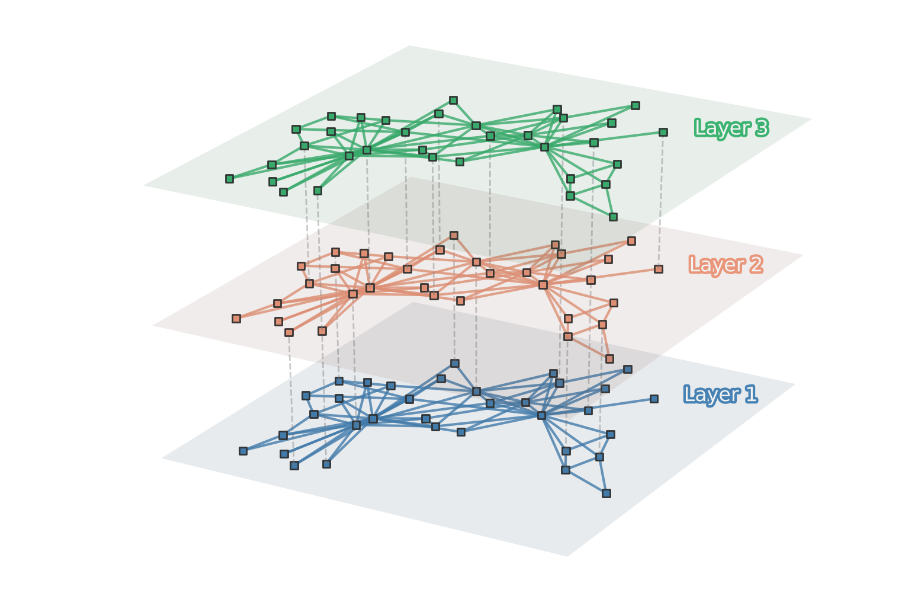
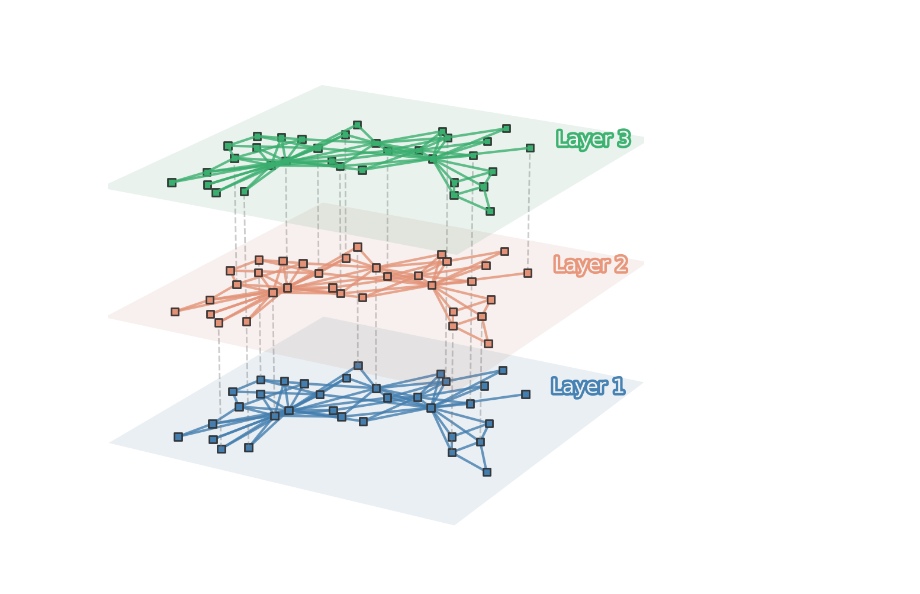
Before and after one commit to jkbren/matplotlib-multilayer-network, a Jupyter notebook: matplotlib-multilayer-networks.ipynb, the cells around one changed output. Cells and saved outputs as stored; diff of their text form; code cells hidden in the pictures.

```diff
--- a/matplotlib-multilayer-networks.ipynb
+++ b/matplotlib-multilayer-networks.ipynb
@@ -48,42 +48,41 @@ for gi, G in enumerate(graphs):
     ax.add_collection3d(line_collection)
 
     # now add nodes
-    ax.scatter(xs, ys, zs, c=cs, edgecolors='.2', marker='s', alpha=1, zorder=gi)
+    ax.scatter(xs, ys, zs, c=cs, edgecolors='.2', marker='s', alpha=1, zorder=gi+1)
 
     # add a plane to designate the layer
     xdiff = max(xs)-min(xs)
     ydiff = max(ys)-min(ys)
     ymin = min(ys)-ydiff*0.1
     ymax = max(ys)+ydiff*0.1
     xmin = min(xs)-xdiff*0.1 * (w/h)
     xmax = max(xs)+xdiff*0.1 * (w/h)
     xx, yy = np.meshgrid([xmin, xmax],[ymin, ymax])
     zz = np.zeros(xx.shape)+gi
     ax.plot_surface(xx, yy, zz, color=cols[gi], alpha=0.1, zorder=gi)
 
     # add label
     layertext = ax.text(0.0, 1.15, gi*0.95+0.5, "Layer %i"%(gi+1),
-                        color='.95', fontsize='large', zorder=1e5)
-    # make the text ~~~fancy~~~ weeee
-    layertext.set_path_effects([path_effects.Stroke(linewidth=3, foreground=cols[gi]),
-                                path_effects.Normal()])
+                        color='.95', fontsize='large', zorder=1e5, ha='left', va='center',
+                        path_effects=[path_effects.Stroke(linewidth=3, foreground=cols[gi]),
+                                      path_effects.Normal()])
 
 # set them all at the same x,y,zlims
 ax.set_ylim(min(ys)-ydiff*0.1,max(ys)+ydiff*0.1)
 ax.set_xlim(min(xs)-xdiff*0.1,max(xs)+xdiff*0.1)
 ax.set_zlim(-0.1, len(graphs) - 1 + 0.1)
 
 # select viewing angle
 angle = 30
-height_angle = 30
+height_angle = 20
 ax.view_init(height_angle, angle)
 
 # how much do you want to zoom into the fig
 ax.dist = 8.5
 
 ax.set_axis_off()
 
-plt.savefig('multilayer_network.png',dpi=425,bbox_inches='tight')
+# plt.savefig('multilayer_network.png',dpi=425,bbox_inches='tight')
 plt.show()
 # %% [output]
-[figure, old version]
+[figure, new version]
```
Also changed, not shown: parts of 1 cell of this notebook, 1 other file.
